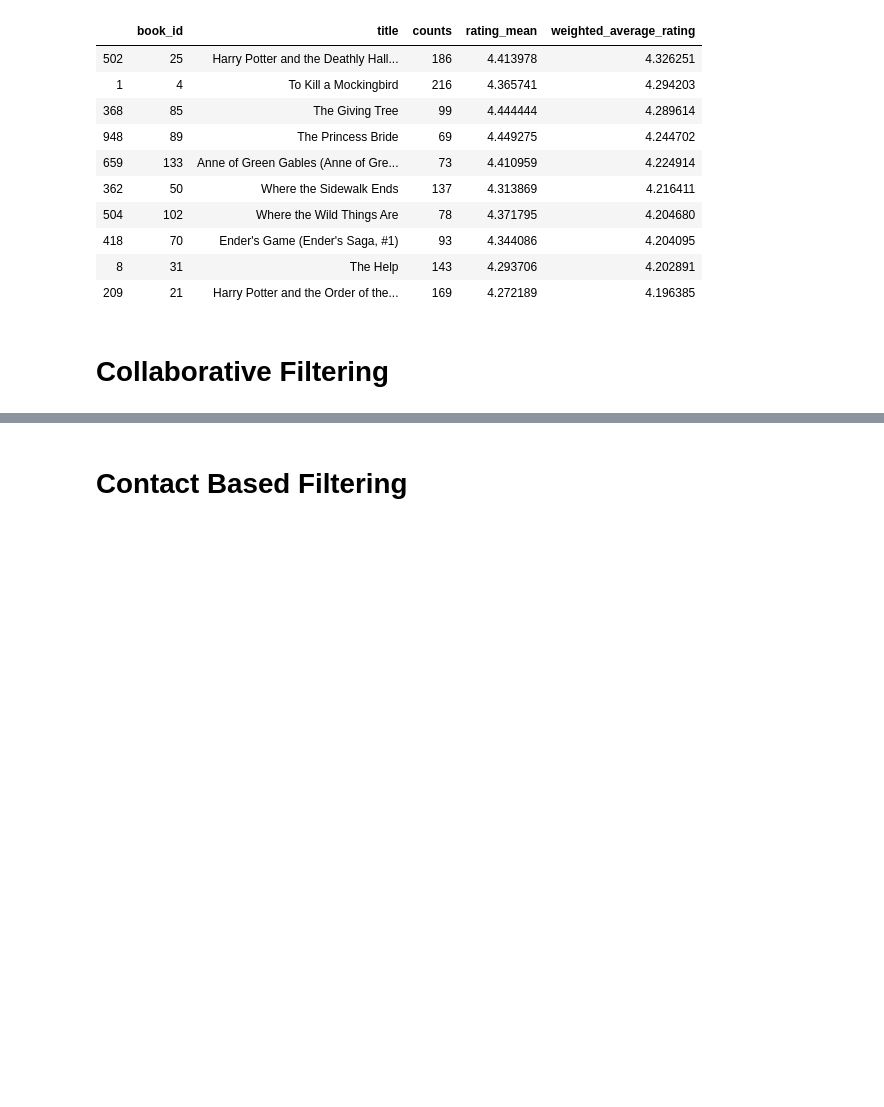
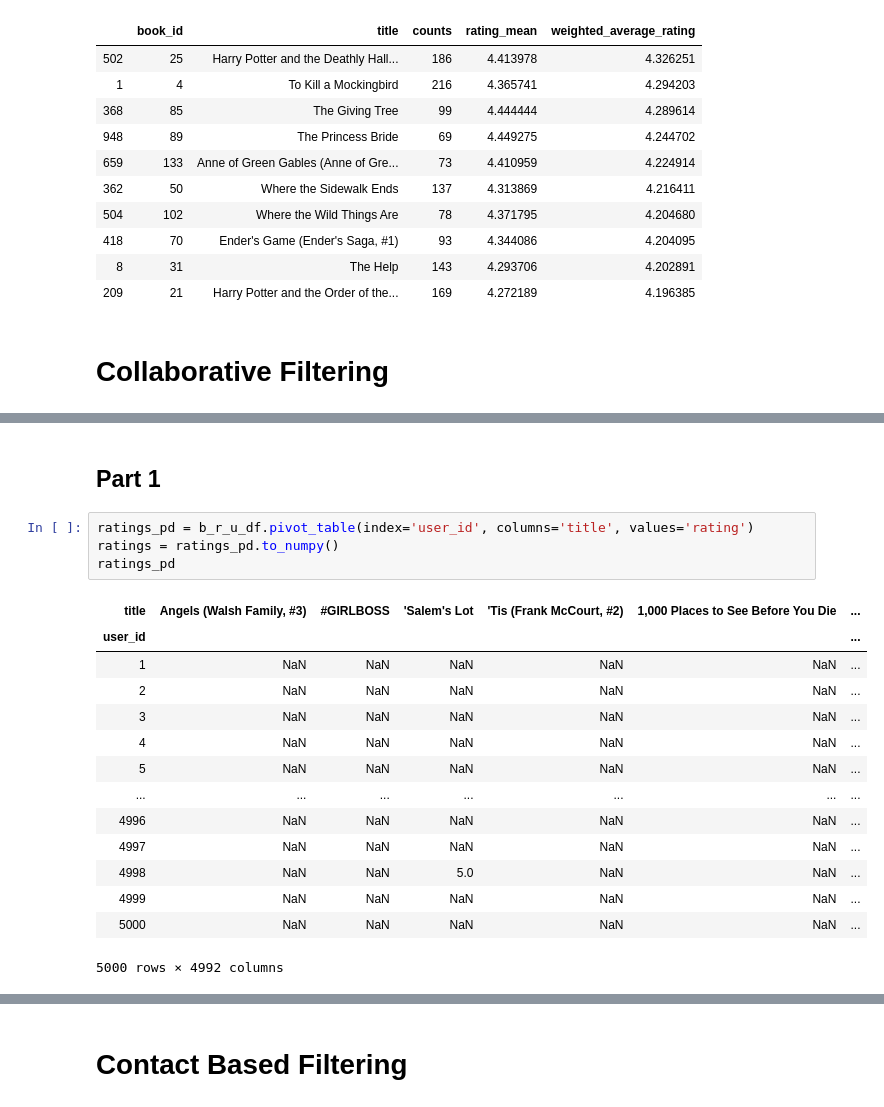
Before and after one commit to Lea1612/AI_Recommender_Systems, a Jupyter notebook: Notebook.ipynb, the cells around one changed output, grey strips where cells are left out. Cells and saved outputs as stored; diff of their text form; blank space fills up the shorter version.

```diff
--- a/Notebook.ipynb
+++ b/Notebook.ipynb
@@ -275,0 +249,21 @@ pd.merge(b_r_u_df, goodreadsbook_tagname_df, on='goodreads_book_id', how='inner'
+# %% [markdown]
+## Part 1
+# %%
+ratings_pd = b_r_u_df.pivot_table(index='user_id', columns='title', values='rating')
+ratings = ratings_pd.to_numpy()
+ratings_pd
+# %% [output]
+| title | Angels (Walsh Family, #3) | #GIRLBOSS | 'Salem's Lot | 'Tis (Frank McCourt, #2) | 1,000 Places to See Before You Die | ... |
+| user_id |  |  |  |  |  | ... |
+| 1 | NaN | NaN | NaN | NaN | NaN | ... |
+| 2 | NaN | NaN | NaN | NaN | NaN | ... |
+| 3 | NaN | NaN | NaN | NaN | NaN | ... |
+| 4 | NaN | NaN | NaN | NaN | NaN | ... |
+| 5 | NaN | NaN | NaN | NaN | NaN | ... |
+| ... | ... | ... | ... | ... | ... | ... |
+| 4996 | NaN | NaN | NaN | NaN | NaN | ... |
+| 4997 | NaN | NaN | NaN | NaN | NaN | ... |
+| 4998 | NaN | NaN | 5.0 | NaN | NaN | ... |
+| 4999 | NaN | NaN | NaN | NaN | NaN | ... |
+| 5000 | NaN | NaN | NaN | NaN | NaN | ... |
+5000 rows × 4992 columns
```
Also changed, not shown: parts of 21 cells of this notebook.
